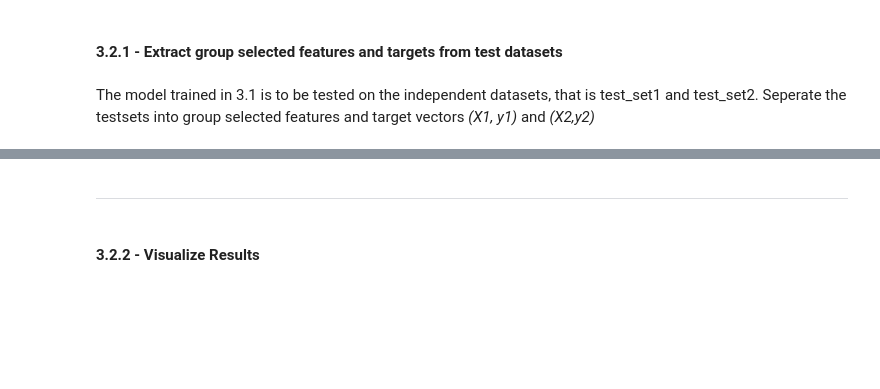
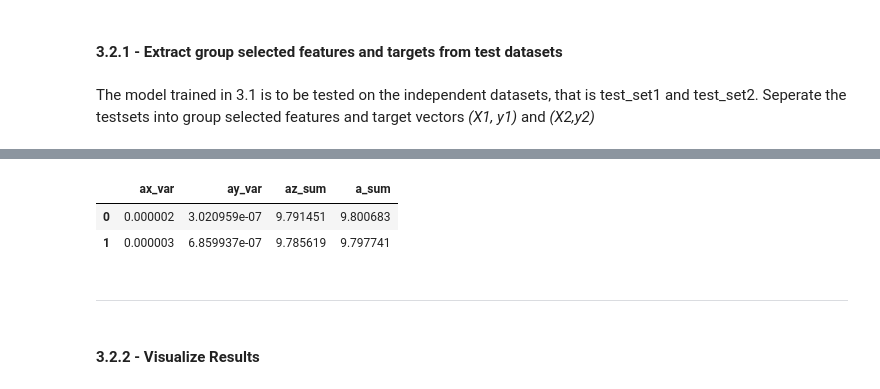
Before and after one commit to ParthoProtimDas715/engg680_2024_fall, a Jupyter notebook: Lab_Assignment4/Assignment 4.ipynb, the cells around one changed output, grey strips where cells are left out. Saved outputs shown, nothing was run; the diff lists cells and outputs as text; code cells hidden in the pictures; blank space fills up the shorter version.

```diff
--- a/Lab_Assignment4/Assignment 4.ipynb
+++ b/Lab_Assignment4/Assignment 4.ipynb
@@ -598,3 +847,14 @@ X2.head(2)
+# %%
+# TODO - Load the target vector from test_set2 into y2, and the group selected features from test_set2 into X2
+# y2 =
+# X2 =
+y2 = test_set2['motion_state']
+X2 = test_set2[['ax_var', 'ay_var', 'az_sum', 'a_sum']]
+X2.head(2)
+# %% [output]
+|  | ax_var | ay_var | az_sum | a_sum |
+| 0 | 0.000002 | 3.020959e-07 | 9.791451 | 9.800683 |
+| 1 | 0.000003 | 6.859937e-07 | 9.785619 | 9.797741 |
 # %% [markdown]
 ___
 # %% [markdown]
```
Also changed, not shown: parts of 33 cells of this notebook.
